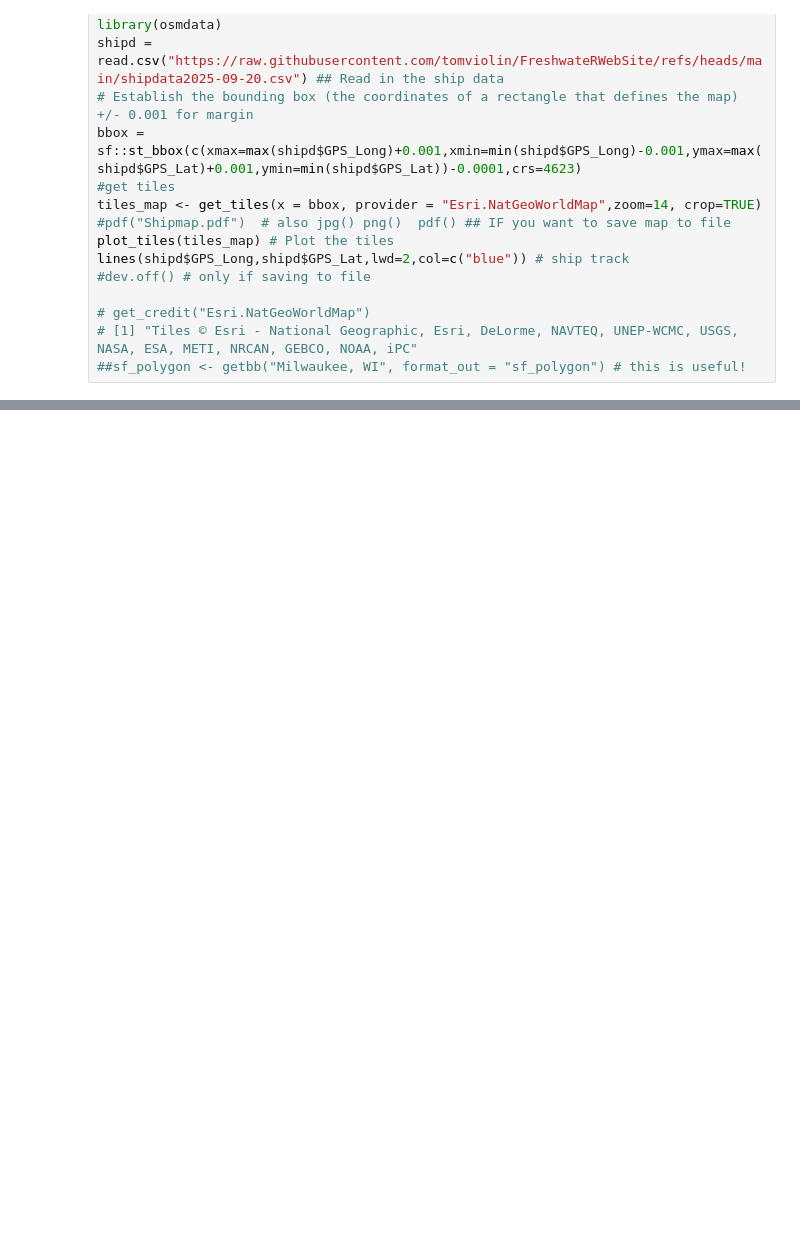
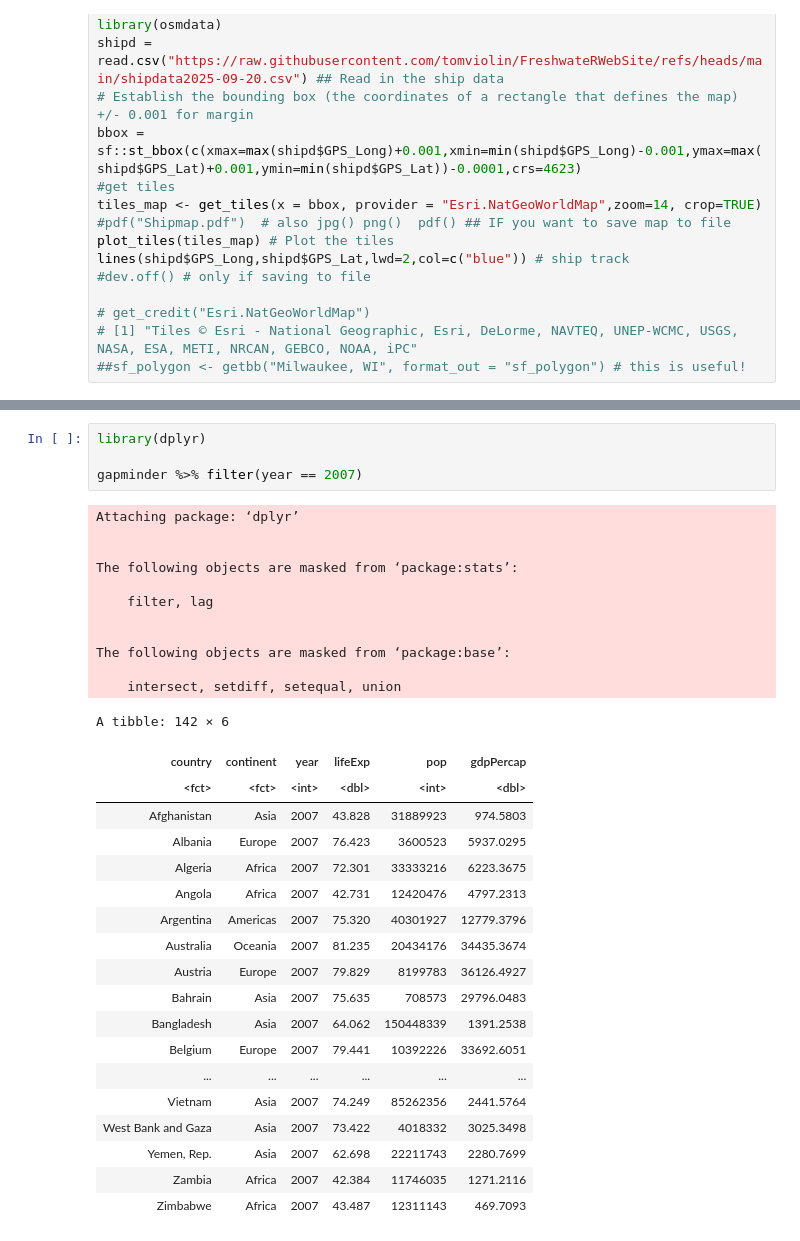
Before and after one commit to tomviolin/FreshwateRWebSite, a Jupyter notebook: r2u_ULTRA_FAST_PACKAGE_LOADING.ipynb, the cells around one changed output, grey strips where cells are left out. Saved outputs shown, nothing was run; the diff lists cells and outputs as text; blank space fills up the shorter version.

```diff
--- a/r2u_ULTRA_FAST_PACKAGE_LOADING.ipynb
+++ b/r2u_ULTRA_FAST_PACKAGE_LOADING.ipynb
@@ -39,0 +72,35 @@ lines(shipd$GPS_Long,shipd$GPS_Lat,lwd=2,col=c("blue")) # ship track
+# %%
+library(dplyr)
+
+gapminder %>% filter(year == 2007)
+# %% [output]
+Attaching package: ‘dplyr’
+
+
+The following objects are masked from ‘package:stats’:
+
+    filter, lag
+
+
+The following objects are masked from ‘package:base’:
+
+    intersect, setdiff, setequal, union
+A tibble: 142 × 6
+| country | continent | year | lifeExp | pop | gdpPercap |
+| <fct> | <fct> | <int> | <dbl> | <int> | <dbl> |
+| Afghanistan | Asia | 2007 | 43.828 | 31889923 | 974.5803 |
+| Albania | Europe | 2007 | 76.423 | 3600523 | 5937.0295 |
+| Algeria | Africa | 2007 | 72.301 | 33333216 | 6223.3675 |
+| Angola | Africa | 2007 | 42.731 | 12420476 | 4797.2313 |
+| Argentina | Americas | 2007 | 75.320 | 40301927 | 12779.3796 |
+| Australia | Oceania | 2007 | 81.235 | 20434176 | 34435.3674 |
+| Austria | Europe | 2007 | 79.829 | 8199783 | 36126.4927 |
+| Bahrain | Asia | 2007 | 75.635 | 708573 | 29796.0483 |
+| Bangladesh | Asia | 2007 | 64.062 | 150448339 | 1391.2538 |
+| Belgium | Europe | 2007 | 79.441 | 10392226 | 33692.6051 |
+| ... | ... | ... | ... | ... | ... |
+| Vietnam | Asia | 2007 | 74.249 | 85262356 | 2441.5764 |
+| West Bank and Gaza | Asia | 2007 | 73.422 | 4018332 | 3025.3498 |
+| Yemen, Rep. | Asia | 2007 | 62.698 | 22211743 | 2280.7699 |
+| Zambia | Africa | 2007 | 42.384 | 11746035 | 1271.2116 |
+| Zimbabwe | Africa | 2007 | 43.487 | 12311143 | 469.7093 |
```
Also changed, not shown: parts of 6 cells of this notebook.
